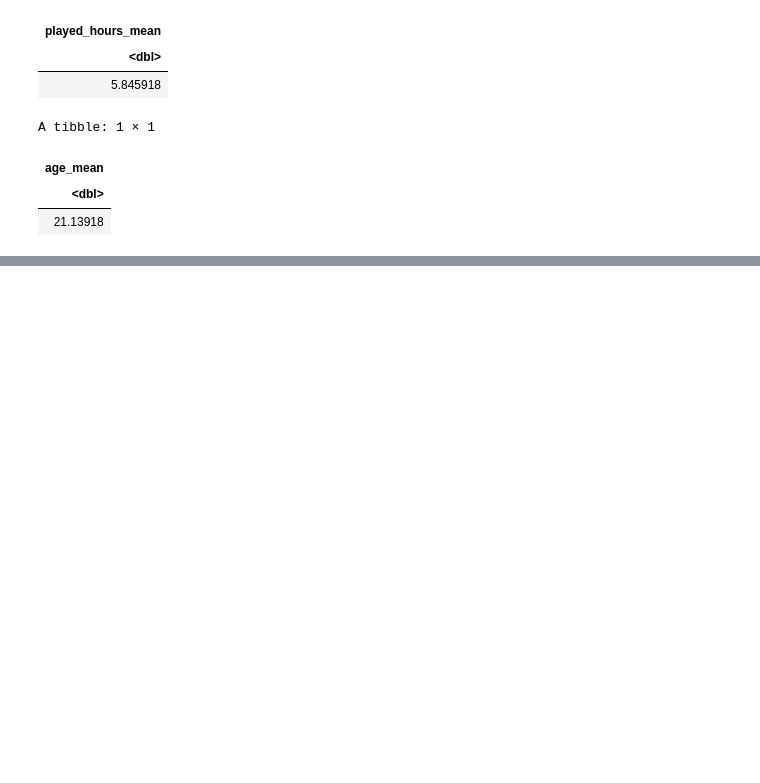
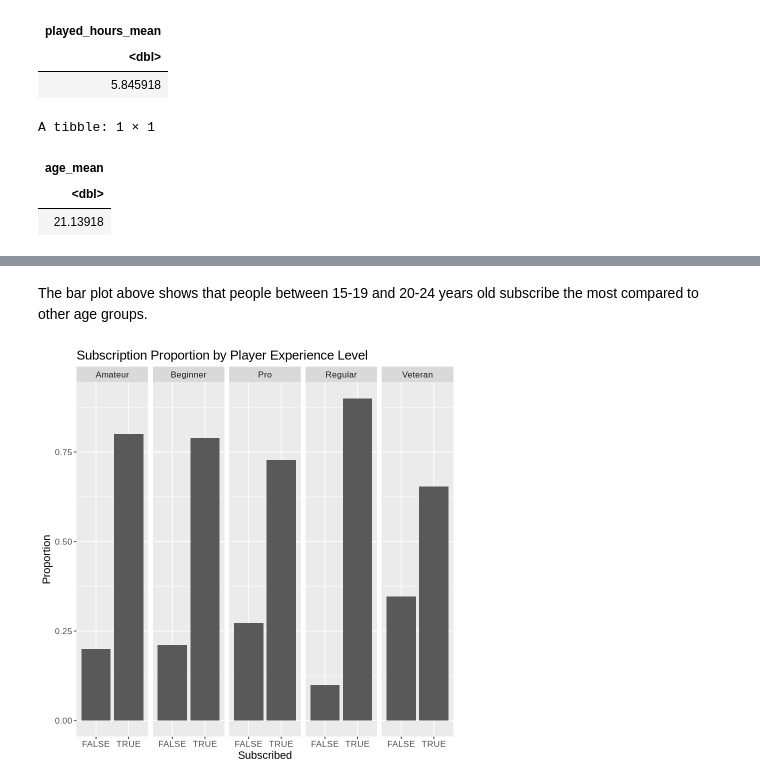
Before and after one commit to Yifan669/Project_individual_plan, a Jupyter notebook: individual project planning.ipynb, the cells around one changed output, grey strips where cells are left out. Cells and saved outputs as stored; diff of their text form; code cells hidden in the pictures; blank space fills up the shorter version.

```diff
--- a/individual project planning.ipynb
+++ b/individual project planning.ipynb
@@ -263,0 +294,14 @@ The mean `played_hours` is 5.85 hours. The mean `Age` is 21.14 years old.
+# %% [markdown]
+The bar plot above shows that people between 15-19 and 20-24 years old subscribe the most compared to other age groups.
+# %%
+subscribe_experience_prop <- players_new |>
+  ggplot(aes(x = subscribe, y = after_stat(prop), group = 1)) +
+  geom_bar() +
+  xlab("Subscribed") +
+  ylab("Proportion") +
+  facet_grid(cols = vars(experience)) +
+  ggtitle("Subscription Proportion by Player Experience Level") +
+  theme(text = element_text(size=13))
+subscribe_experience_prop
+# %% [output]
+[figure, added]
```
Also changed, not shown: parts of 13 cells of this notebook.
